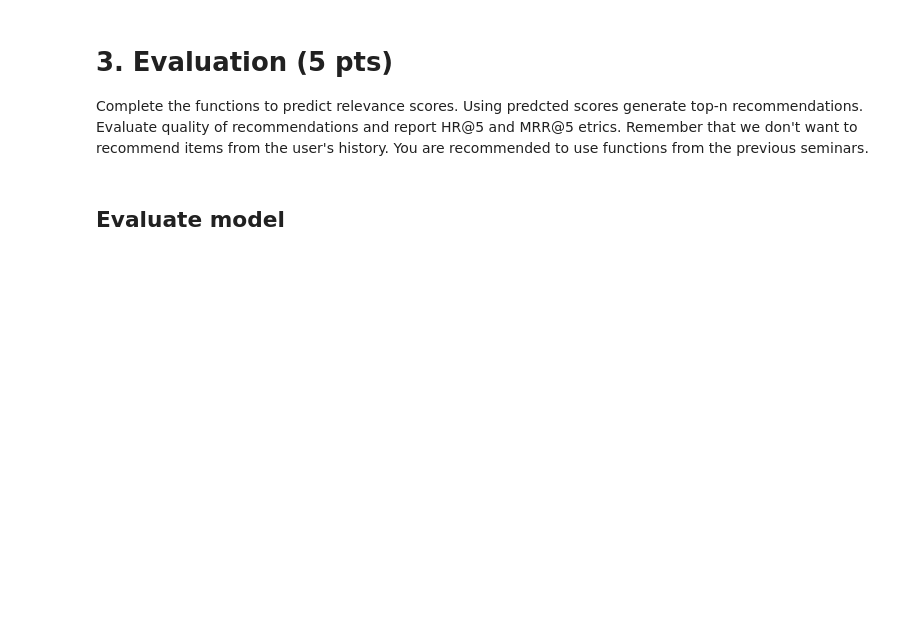
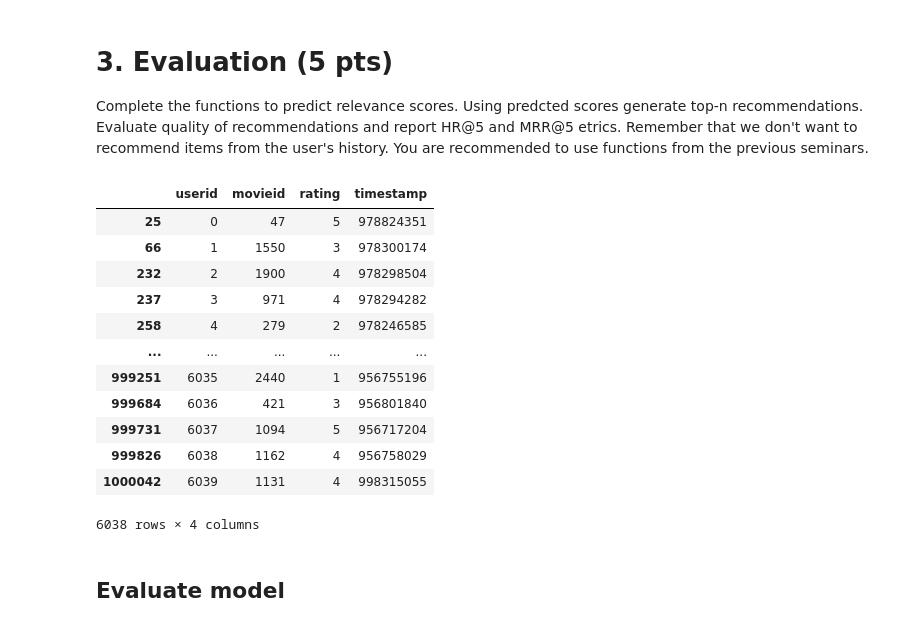
Before and after one commit to sacr1f1ce/RecSys, a Jupyter notebook: HW1/hw1_matrix_factorization.ipynb, the cells around one changed output. Drawn from its saved outputs; the diff is of its cells as text; code cells hidden in the pictures; blank space fills up the shorter version.

```diff
--- a/HW1/hw1_matrix_factorization.ipynb
+++ b/HW1/hw1_matrix_factorization.ipynb
@@ -286,6 +310,22 @@ params= build_model(config, train_data, data_description)
 Complete the functions to predict relevance scores. Using predcted scores generate top-n recommendations. Evaluate quality of recommendations and report HR@5 and MRR@5 etrics. Remember that we don't want to recommend items from the user's history. You are recommended to use functions from the previous seminars.
 # %%
 topn = 5
+# %%
+test_data
+# %% [output]
+|  | userid | movieid | rating | timestamp |
+| 25 | 0 | 47 | 5 | 978824351 |
+| 66 | 1 | 1550 | 3 | 978300174 |
+| 232 | 2 | 1900 | 4 | 978298504 |
+| 237 | 3 | 971 | 4 | 978294282 |
+| 258 | 4 | 279 | 2 | 978246585 |
+| ... | ... | ... | ... | ... |
+| 999251 | 6035 | 2440 | 1 | 956755196 |
+| 999684 | 6036 | 421 | 3 | 956801840 |
+| 999731 | 6037 | 1094 | 5 | 956717204 |
+| 999826 | 6038 | 1162 | 4 | 956758029 |
+| 1000042 | 6039 | 1131 | 4 | 998315055 |
+6038 rows × 4 columns
 # %%
 # Complete model scoring function to predict relevance scores for test user-item pairs.
 def model_scoring(model_params, testset, testset_description):
```
Also changed, not shown: parts of 19 cells of this notebook, 3 other files.
